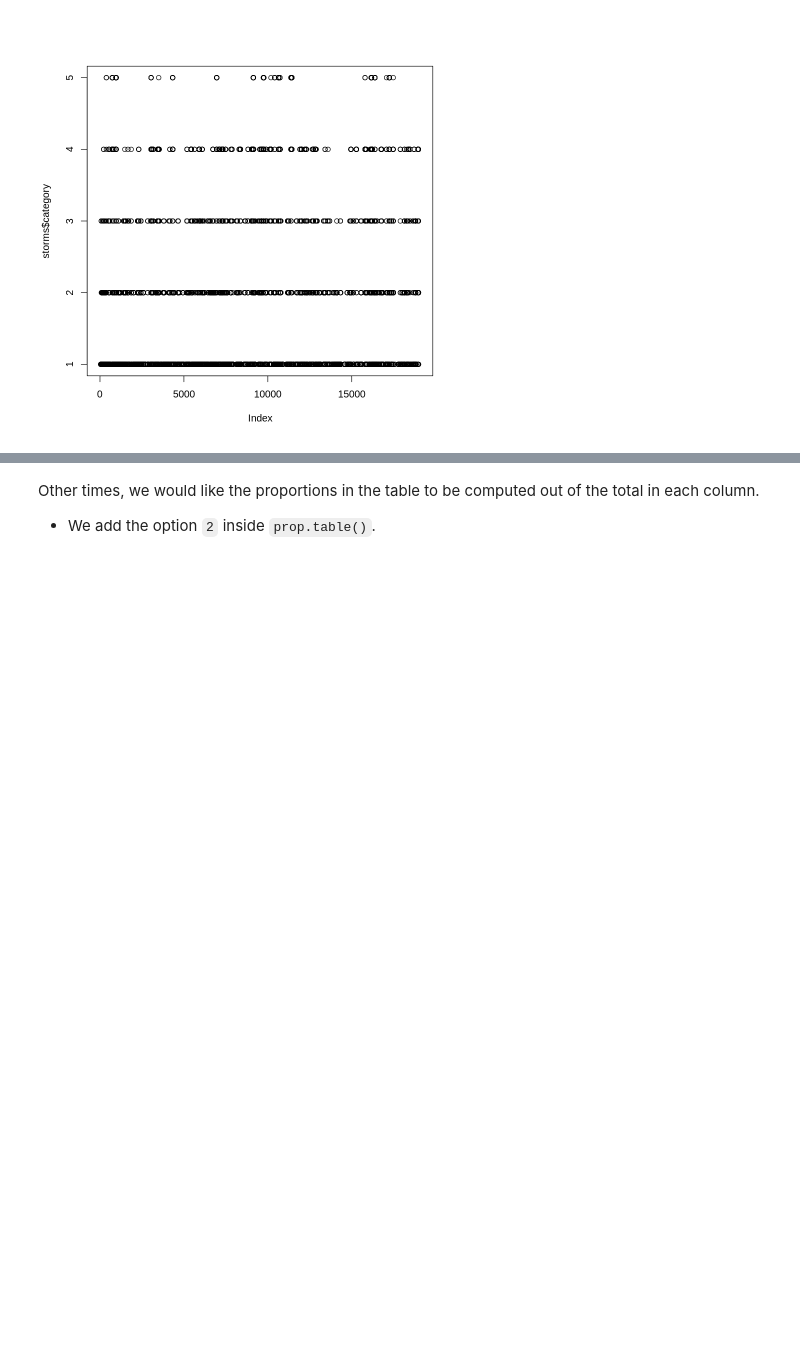
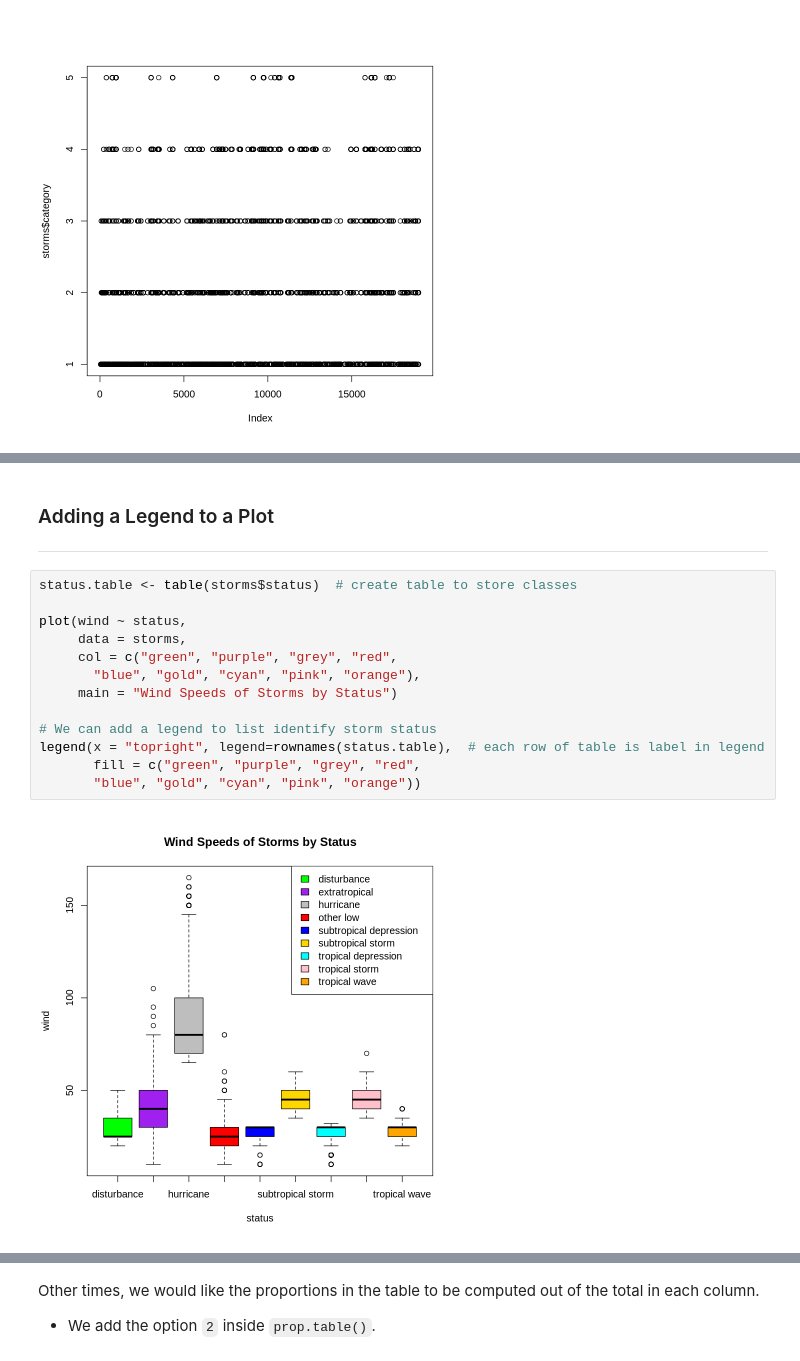
Before and after one commit to CU-Denver-MathStats-OER/Statistical-Theory, a Jupyter notebook: Appendix/Overview-of-Plots.ipynb, the cells around one changed output, grey strips where cells are left out. Cells and saved outputs as stored; diff of their text form; blank space fills up the shorter version.

```diff
--- a/Appendix/Overview-of-Plots.ipynb
+++ b/Appendix/Overview-of-Plots.ipynb
@@ -428,0 +403,18 @@ plot(wind ~ status, data = storms.fac,
+# %% [markdown]
+### Adding a Legend to a Plot
+---
+# %%
+status.table <- table(storms$status)  # create table to store classes
+
+plot(wind ~ status,
+     data = storms,
+     col = c("green", "purple", "grey", "red",
+       "blue", "gold", "cyan", "pink", "orange"),
+     main = "Wind Speeds of Storms by Status")
+
+# We can add a legend to list identify storm status
+legend(x = "topright", legend=rownames(status.table),  # each row of table is label in legend
+       fill = c("green", "purple", "grey", "red",
+       "blue", "gold", "cyan", "pink", "orange"))
+# %% [output]
+[figure, added]
```
Also changed, not shown: parts of 22 cells of this notebook.
